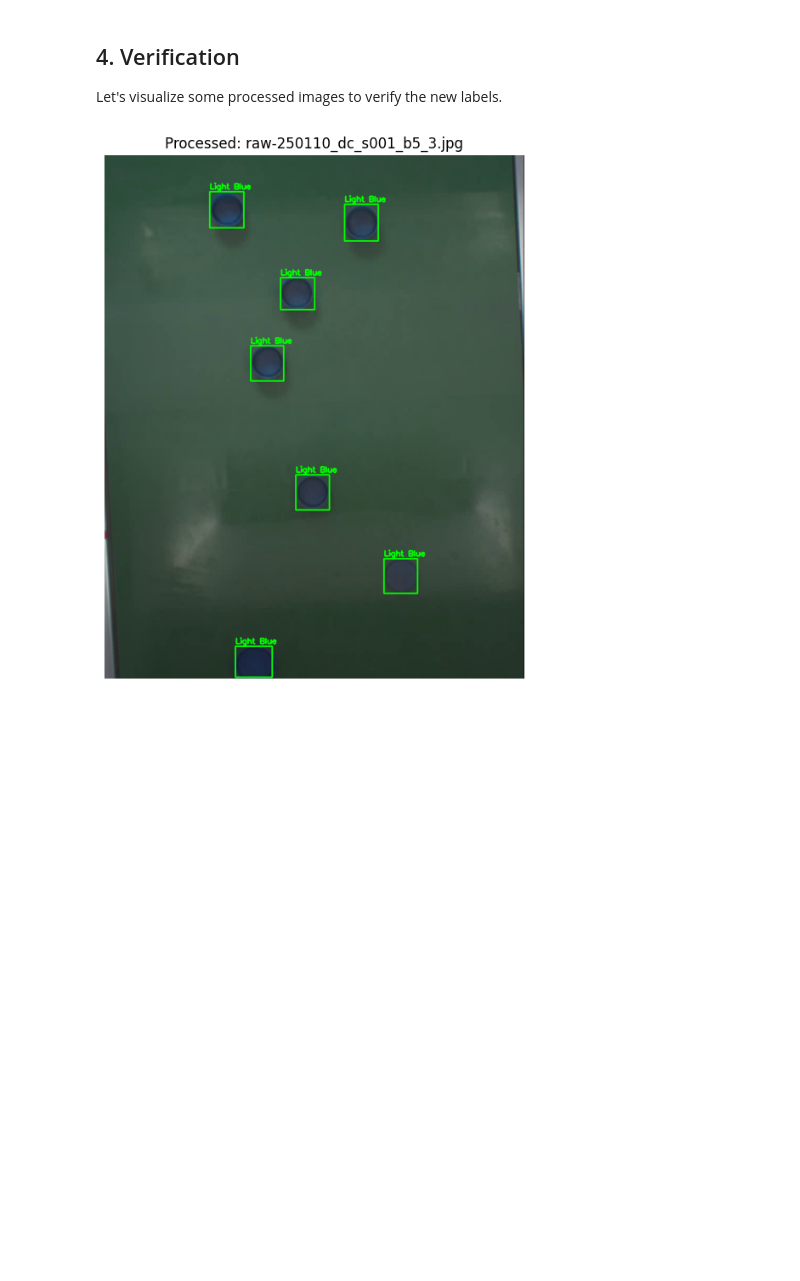
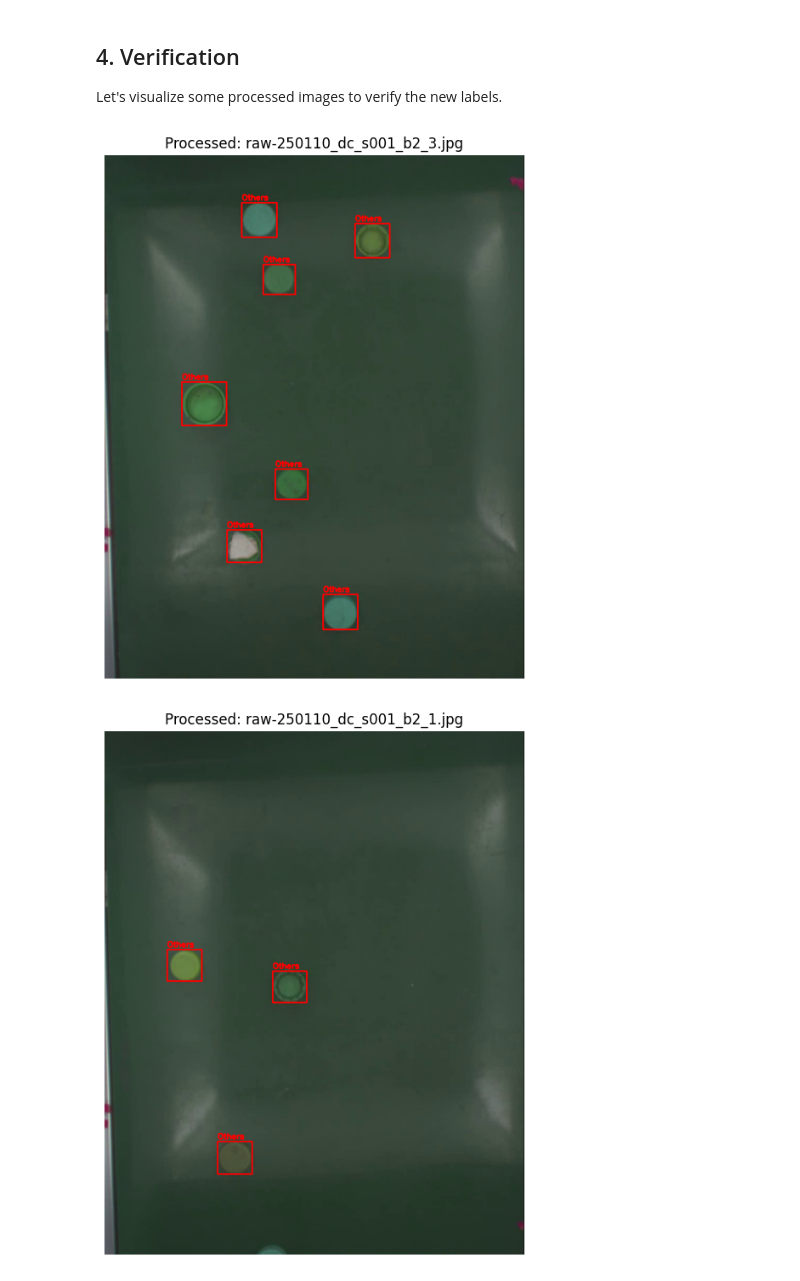
Before and after one commit to DhafindraStefano/bottlecap-sorter, a Jupyter notebook: notebooks/model_dev_and_exp.ipynb, the cells around one changed output. Cells and saved outputs as stored; diff of their text form; code cells hidden in the pictures; blank space fills up the shorter version.

```diff
--- a/notebooks/model_dev_and_exp.ipynb
+++ b/notebooks/model_dev_and_exp.ipynb
@@ -229,21 +229,22 @@ Let's visualize some processed images to verify the new labels.
 # %%
 processed_images = list(PROCESSED_DIR.glob('*.jpg'))
 if processed_images:
-    # Pick a random image
-    img_path = random.choice(processed_images)
-    label_path = img_path.with_suffix('.txt')
-
-    img = load_image(img_path)
-    labels = load_label(label_path)
-
     class_names = {0: 'Light Blue', 1: 'Dark Blue', 2: 'Others'}
 
-    vis_img = draw_bbox(img, labels, class_names)
-    plt.imshow(vis_img)
-    plt.title(f"Processed: {img_path.name}")
-    plt.axis('off')
-    plt.show()
+    for img_path in processed_images:
+        label_path = img_path.with_suffix('.txt')
+
+        img = load_image(img_path)
+        labels = load_label(label_path)
+
+        vis_img = draw_bbox(img, labels, class_names)
+        plt.figure()
+        plt.imshow(vis_img)
+        plt.title(f"Processed: {img_path.name}")
+        plt.axis('off')
+        plt.show()
 else:
     print("No processed images found.")
 # %% [output]
-[figure, old version]
+[figure, new version]
+[figure, added]
```
Also changed, not shown: parts of 2 cells of this notebook, 3 other files.
